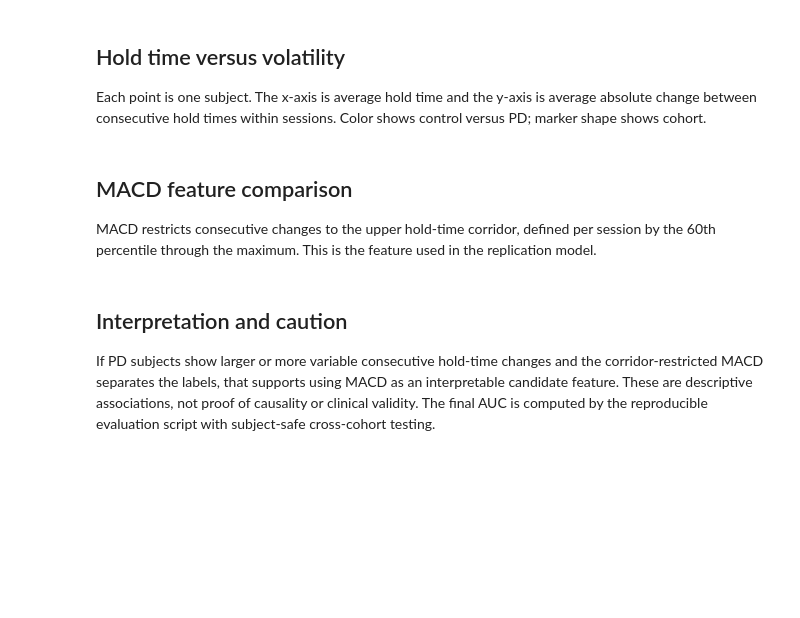
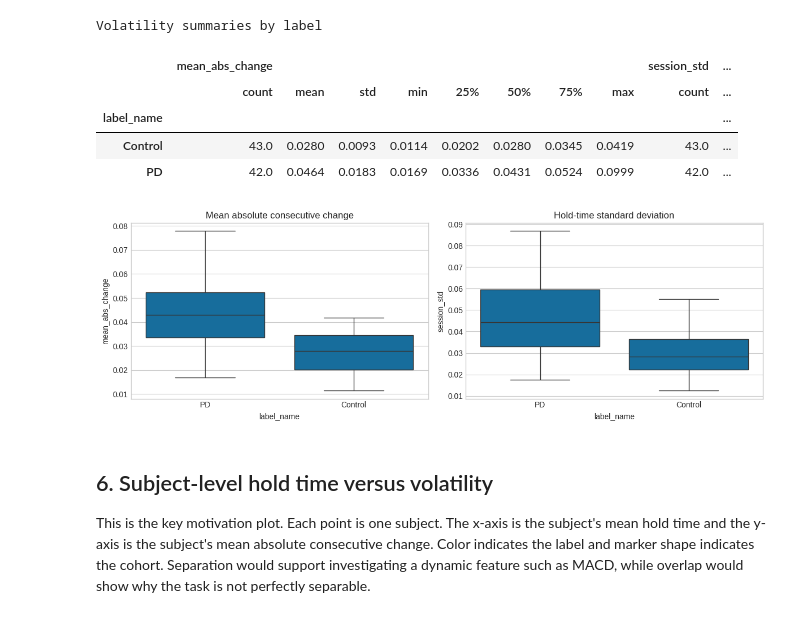
Before and after one commit to CS-HARSHA/PARKINSONS-DISEASE-PREDICTOR, a Jupyter notebook: notebooks/01_explore_data.ipynb, the cells around one changed output. Saved outputs shown, nothing was run; the diff lists cells and outputs as text; code cells hidden in the pictures; blank space fills up the shorter version.

```diff
--- a/notebooks/01_explore_data.ipynb
+++ b/notebooks/01_explore_data.ipynb
@@ -31,0 +131,19 @@ boxplot('mean_abs_consecutive_change', 'Mean absolute consecutive change (second
+# %%
+hold_records=[]
+for s in sessions:
+    # Sample for plotting only so the notebook remains lightweight; all summaries use full arrays.
+    x=np.asarray(s.hold_times_s, dtype=float)
+    if len(x)>1500: x=RNG.choice(x,1500,replace=False)
+    hold_records.extend({"cohort":s.cohort,"label_name":"PD" if s.label else "Control","hold_time":v} for v in x)
+hold_df=pd.DataFrame(hold_records)
+print("Hold-time quantiles by label")
+display(hold_df.groupby("label_name")["hold_time"].quantile([.01,.25,.5,.75,.99]).unstack().round(4))
+fig, axes=plt.subplots(1,2,figsize=(12,4))
+sns.histplot(data=hold_df,x="hold_time",hue="label_name",bins=50,stat="density",common_norm=False,element="step",ax=axes[0])
+axes[0].set_xlim(0, min(0.5, hold_df.hold_time.quantile(.995)))
+axes[0].set_title("Hold-time distribution (99.5% view)")
+axes[0].set_xlabel("Hold time (seconds)")
+sns.boxplot(data=hold_df,x="label_name",y="hold_time",showfliers=False,ax=axes[1])
+axes[1].set_ylim(0, min(0.5, hold_df.hold_time.quantile(.995)))
+axes[1].set_title("Hold-time spread by label")
+plt.tight_layout(); plt.show()
@@ -32,4 +161,25 @@ boxplot('mean_abs_consecutive_change', 'Mean absolute consecutive change (second
+# %%
+vol_rows=[]
+for s in sessions:
+    x=np.asarray(s.hold_times_s,dtype=float)
+    d=np.abs(np.diff(x))
+    vol_rows.append({"subject_id":s.subject_id,"cohort":s.cohort,"label_name":"PD" if s.label else "Control","mean_abs_change":float(np.mean(d)) if len(d) else np.nan,"session_std":float(np.std(x))})
+vol_df=pd.DataFrame(vol_rows).groupby(["cohort","subject_id","label_name"],as_index=False).mean(numeric_only=True)
+print("Volatility summaries by label")
+display(vol_df.groupby("label_name")[["mean_abs_change","session_std"]].describe().round(4))
+fig, axes=plt.subplots(1,2,figsize=(12,4))
+sns.boxplot(data=vol_df,x="label_name",y="mean_abs_change",showfliers=False,ax=axes[0]); axes[0].set_title("Mean absolute consecutive change")
+sns.boxplot(data=vol_df,x="label_name",y="session_std",showfliers=False,ax=axes[1]); axes[1].set_title("Hold-time standard deviation")
+plt.tight_layout(); plt.show()
+# %% [output]
+Volatility summaries by label
+|  | mean_abs_change |  |  |  |  |  |  |  | session_std | ... |
+|  | count | mean | std | min | 25% | 50% | 75% | max | count | ... |
+| label_name |  |  |  |  |  |  |  |  |  | ... |
+| Control | 43.0 | 0.0280 | 0.0093 | 0.0114 | 0.0202 | 0.0280 | 0.0345 | 0.0419 | 43.0 | ... |
+| PD | 42.0 | 0.0464 | 0.0183 | 0.0169 | 0.0336 | 0.0431 | 0.0524 | 0.0999 | 42.0 | ... |
+[figure, added]
 # %% [markdown]
-## Hold time versus volatility
+## 6. Subject-level hold time versus volatility
 
-Each point is one subject. The x-axis is average hold time and the y-axis is average absolute change between consecutive hold times within sessions. Color shows control versus PD; marker shape shows cohort.
+This is the key motivation plot. Each point is one subject. The x-axis is the subject's mean hold time and the y-axis is the subject's mean absolute consecutive change. Color indicates the label and marker shape indicates the cohort. Separation would support investigating a dynamic feature such as MACD, while overlap would show why the task is not perfectly separable.
@@ -49,4 +185,0 @@ plt.show()
-# %% [markdown]
-## MACD feature comparison
-
-MACD restricts consecutive changes to the upper hold-time corridor, defined per session by the 60th percentile through the maximum. This is the feature used in the replication model.
@@ -60,4 +185,0 @@ for cohort in sorted({r['cohort'] for r in subject_rows}):
-# %% [markdown]
-## Interpretation and caution
-
-If PD subjects show larger or more variable consecutive hold-time changes and the corridor-restricted MACD separates the labels, that supports using MACD as an interpretable candidate feature. These are descriptive associations, not proof of causality or clinical validity. The final AUC is computed by the reproducible evaluation script with subject-safe cross-cohort testing.
```
Also changed, not shown: parts of 25 cells of this notebook, 1 other file.
